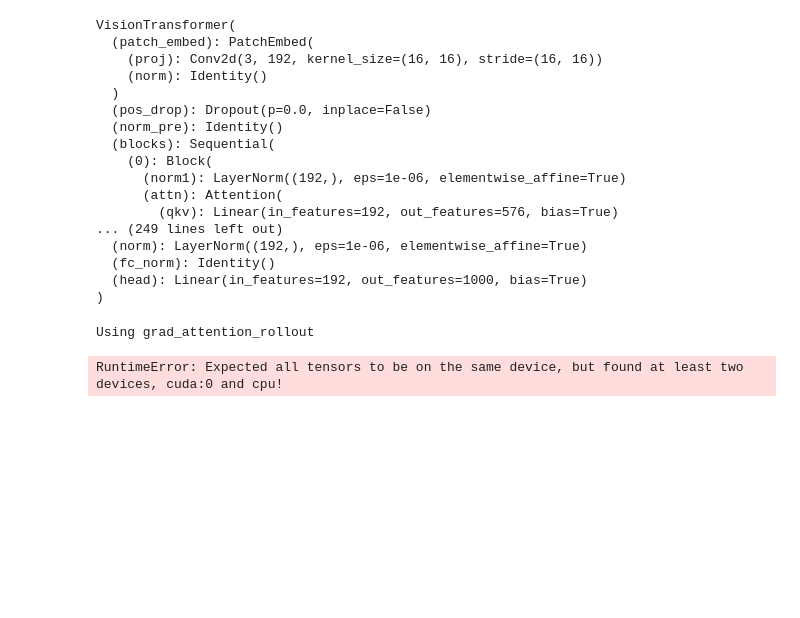
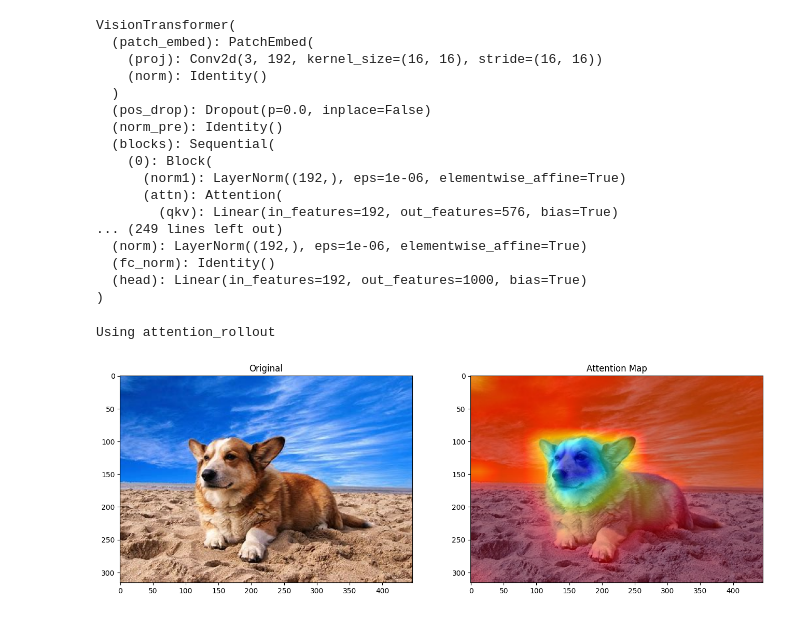
Before and after one commit to momoth12/Project-Explainability-for-Vision-Transformers, a Jupyter notebook: vit_explain.ipynb, the cells around one changed output. Cells and saved outputs as stored; diff of their text form; code cells hidden in the pictures; blank space fills up the shorter version.

Commit message:
test_on_images

```diff
--- a/vit_explain.ipynb
+++ b/vit_explain.ipynb
@@ -84,37 +84,37 @@ VisionTransformer(
 # %%
 #@title Select the rollout strategy to be used and display results
 #@markdown **Note** that for `grad_attention_rollout` passing a category index is mandatory.
-rollout_strategy = "grad_attention_rollout" #@param ["attention_rollout", "grad_attention_rollout"]
+rollout_strategy = "attention_rollout" #@param ["attention_rollout", "grad_attention_rollout"]
 category_index =  264#@param {type:"integer"}
 
 print(f"Using {rollout_strategy}")
 
-input_tensor  = preprocess_image("image.jpg", transform).to(DEVICE)
+input_tensor  = preprocess_image("image.jpg", transform)
 
 if rollout_strategy == "grad_attention_rollout" and category_index < 0:
     raise Exception("Category index is mandatory when using Gradient Attention Rollout")
 
 elif rollout_strategy == "grad_attention_rollout" and category_index > 0:
     grad_rollout = VITAttentionGradRollout(model, discard_ratio=DISCARD_RATIO)
     mask = grad_rollout(input_tensor, category_index)
     name = "grad_rollout_{}_{:.3f}_{}.png".format(category_index,
         DISCARD_RATIO, "mean")
 
 elif rollout_strategy == "attention_rollout":
     attention_rollout = VITAttentionRollout(model, discard_ratio=DISCARD_RATIO)
     mask = attention_rollout(input_tensor)
     name = "attention_rollout_{:.3f}_{}.png".format(DISCARD_RATIO, "mean")
 
 np_img = np.array(img)[:, :, ::-1]
 mask = cv2.resize(mask, (np_img.shape[1], np_img.shape[0]))
 mask = show_mask_on_image(np_img, mask)
 
 fig, (ax1, ax2) = plt.subplots(ncols=2, figsize=(16, 16))
 
 ax1.set_title('Original')
 ax2.set_title('Attention Map')
 _ = ax1.imshow(img)
 _ = ax2.imshow(mask)
 # %% [output]
-Using grad_attention_rollout
+Using attention_rollout
-RuntimeError: Expected all tensors to be on the same device, but found at least two devices, cuda:0 and cpu!
+[figure, added]
```
Also changed, not shown: parts of 1 cell of this notebook, 1 other file.
